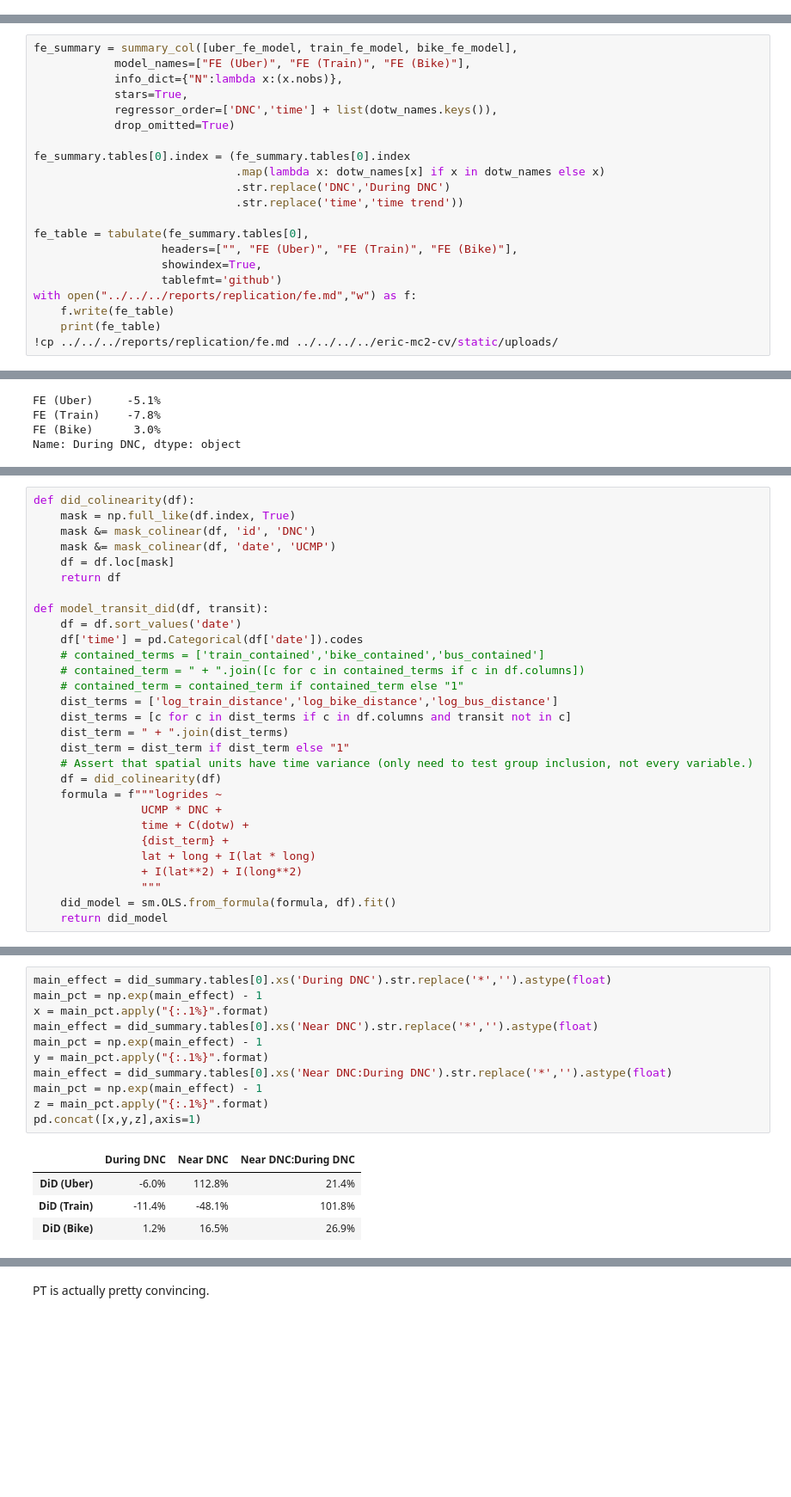
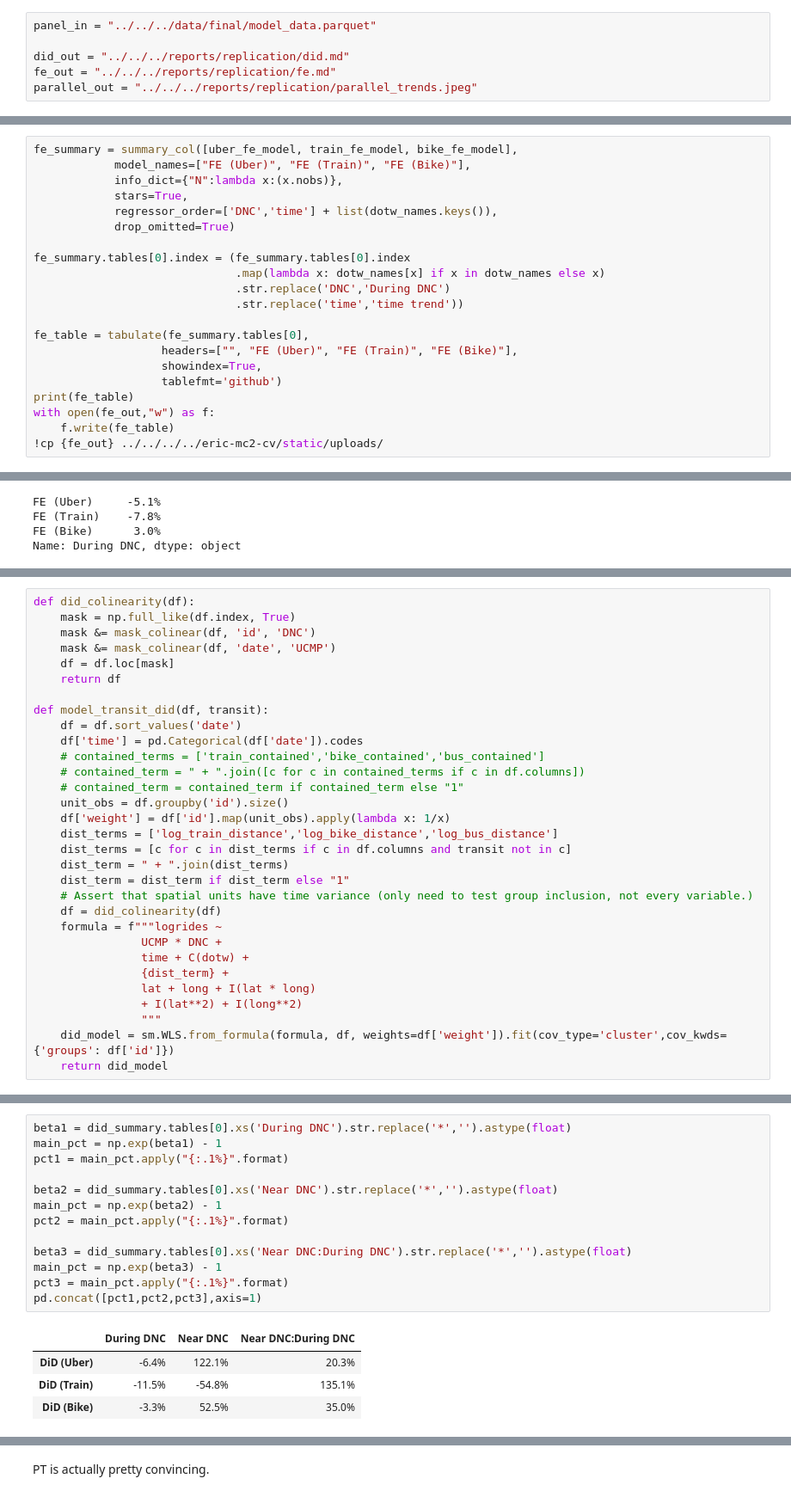
Before and after one commit to eric-mc2/DNCTransit, a Jupyter notebook: notebooks/replication/dnc-effect/reg.ipynb, the cells around one changed output, grey strips where cells are left out. Shown at 86% size. Drawn from its saved outputs; the diff is of its cells as text; blank space fills up the shorter version.

Commit message:
use weighted regression and clustered std errors and finalize total effect calculation

```diff
--- a/notebooks/replication/dnc-effect/reg.ipynb
+++ b/notebooks/replication/dnc-effect/reg.ipynb
@@ -11,3 +9,9 @@ panel_in = "../../../data/final/model_data.parquet"
+# %%
+panel_in = "../../../data/final/model_data.parquet"
+
+did_out = "../../../reports/replication/did.md"
+fe_out = "../../../reports/replication/fe.md"
+parallel_out = "../../../reports/replication/parallel_trends.jpeg"
 # %%
 panel = pd.read_parquet(panel_in)
 # %% [markdown]
@@ -142,10 +146,10 @@ fe_table = tabulate(fe_summary.tables[0],
                    headers=["", "FE (Uber)", "FE (Train)", "FE (Bike)"],
                    showindex=True,
                    tablefmt='github')
-with open("../../../reports/replication/fe.md","w") as f:
+print(fe_table)
+with open(fe_out,"w") as f:
     f.write(fe_table)
-    print(fe_table)
-!cp ../../../reports/replication/fe.md ../../../../eric-mc2-cv/static/uploads/
+!cp {fe_out} ../../../../eric-mc2-cv/static/uploads/
 # %% [output]
 |----------------|-------------|--------------|-------------|
 | During DNC     | -0.0524***  | -0.0814***   | 0.0297***   |
@@ -182,6 +186,8 @@ def model_transit_did(df, transit):
     # contained_terms = ['train_contained','bike_contained','bus_contained']
     # contained_term = " + ".join([c for c in contained_terms if c in df.columns])
     # contained_term = contained_term if contained_term else "1"
+    unit_obs = df.groupby('id').size()
+    df['weight'] = df['id'].map(unit_obs).apply(lambda x: 1/x)
     dist_terms = ['log_train_distance','log_bike_distance','log_bus_distance']
     dist_terms = [c for c in dist_terms if c in df.columns and transit not in c]
     dist_term = " + ".join(dist_terms)
@@ -195,7 +201,7 @@ def model_transit_did(df, transit):
                 lat + long + I(lat * long)
                 + I(lat**2) + I(long**2)
                 """
-    did_model = sm.OLS.from_formula(formula, df).fit()
+    did_model = sm.WLS.from_formula(formula, df, weights=df['weight']).fit(cov_type='cluster',cov_kwds={'groups': df['id']})
     return did_model
 # %%
 model_data = panel.loc[panel.transit == 'bike']
@@ -358,16 +366,18 @@ with open("../../../reports/replication/did.md","w") as f:
 # %%
-main_effect = did_summary.tables[0].xs('During DNC').str.replace('*','').astype(float)
-main_pct = np.exp(main_effect) - 1
-x = main_pct.apply("{:.1%}".format)
-main_effect = did_summary.tables[0].xs('Near DNC').str.replace('*','').astype(float)
-main_pct = np.exp(main_effect) - 1
-y = main_pct.apply("{:.1%}".format)
-main_effect = did_summary.tables[0].xs('Near DNC:During DNC').str.replace('*','').astype(float)
-main_pct = np.exp(main_effect) - 1
-z = main_pct.apply("{:.1%}".format)
-pd.concat([x,y,z],axis=1)
+beta1 = did_summary.tables[0].xs('During DNC').str.replace('*','').astype(float)
+main_pct = np.exp(beta1) - 1
+pct1 = main_pct.apply("{:.1%}".format)
+
+beta2 = did_summary.tables[0].xs('Near DNC').str.replace('*','').astype(float)
+main_pct = np.exp(beta2) - 1
+pct2 = main_pct.apply("{:.1%}".format)
+
+beta3 = did_summary.tables[0].xs('Near DNC:During DNC').str.replace('*','').astype(float)
+main_pct = np.exp(beta3) - 1
+pct3 = main_pct.apply("{:.1%}".format)
+pd.concat([pct1,pct2,pct3],axis=1)
 # %% [output]
 |  | During DNC | Near DNC | Near DNC:During DNC |
-| DiD (Uber) | -6.0% | 112.8% | 21.4% |
-| DiD (Train) | -11.4% | -48.1% | 101.8% |
-| DiD (Bike) | 1.2% | 16.5% | 26.9% |
+| DiD (Uber) | -6.4% | 122.1% | 20.3% |
+| DiD (Train) | -11.5% | -54.8% | 135.1% |
+| DiD (Bike) | -3.3% | 52.5% | 35.0% |
```
Also changed, not shown: parts of 17 cells of this notebook, 2 other files.
